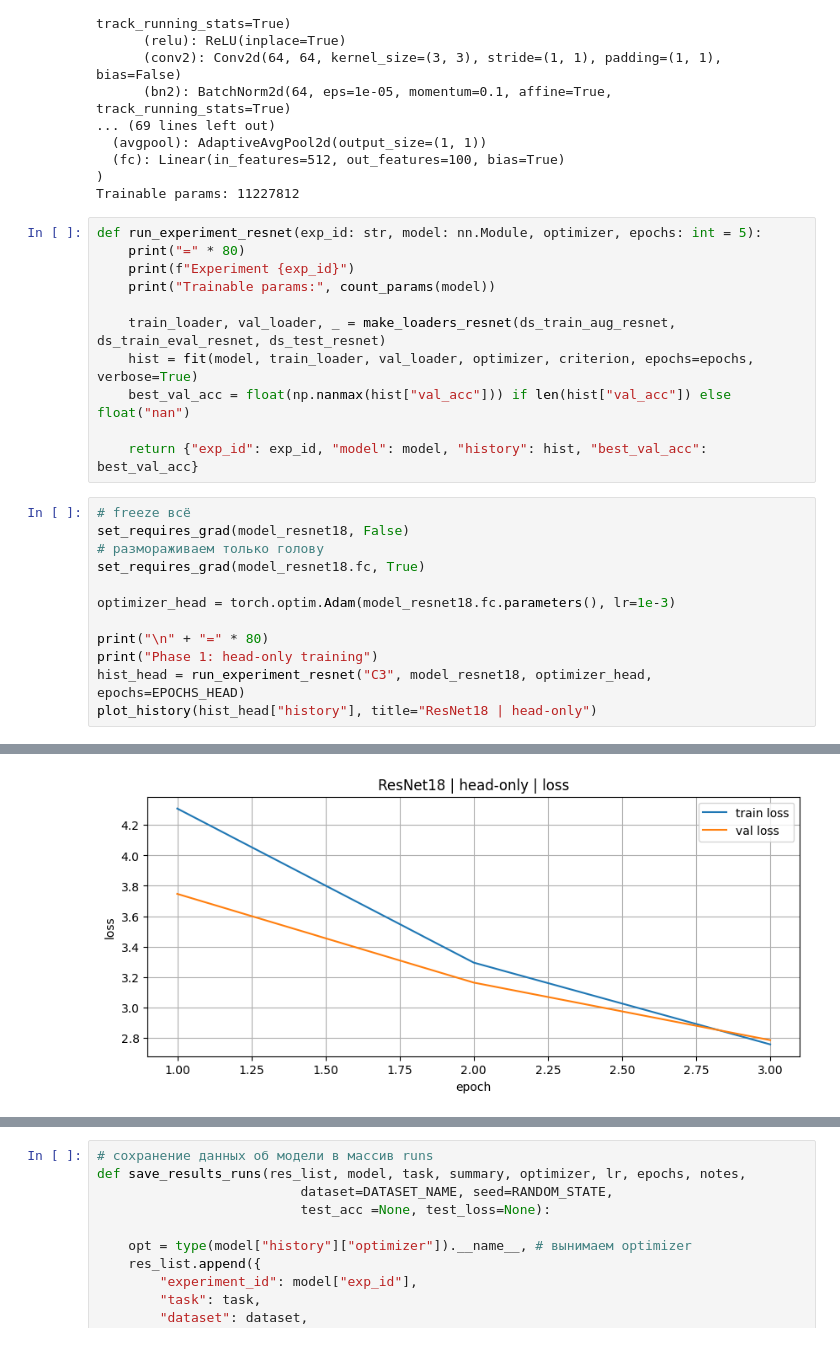
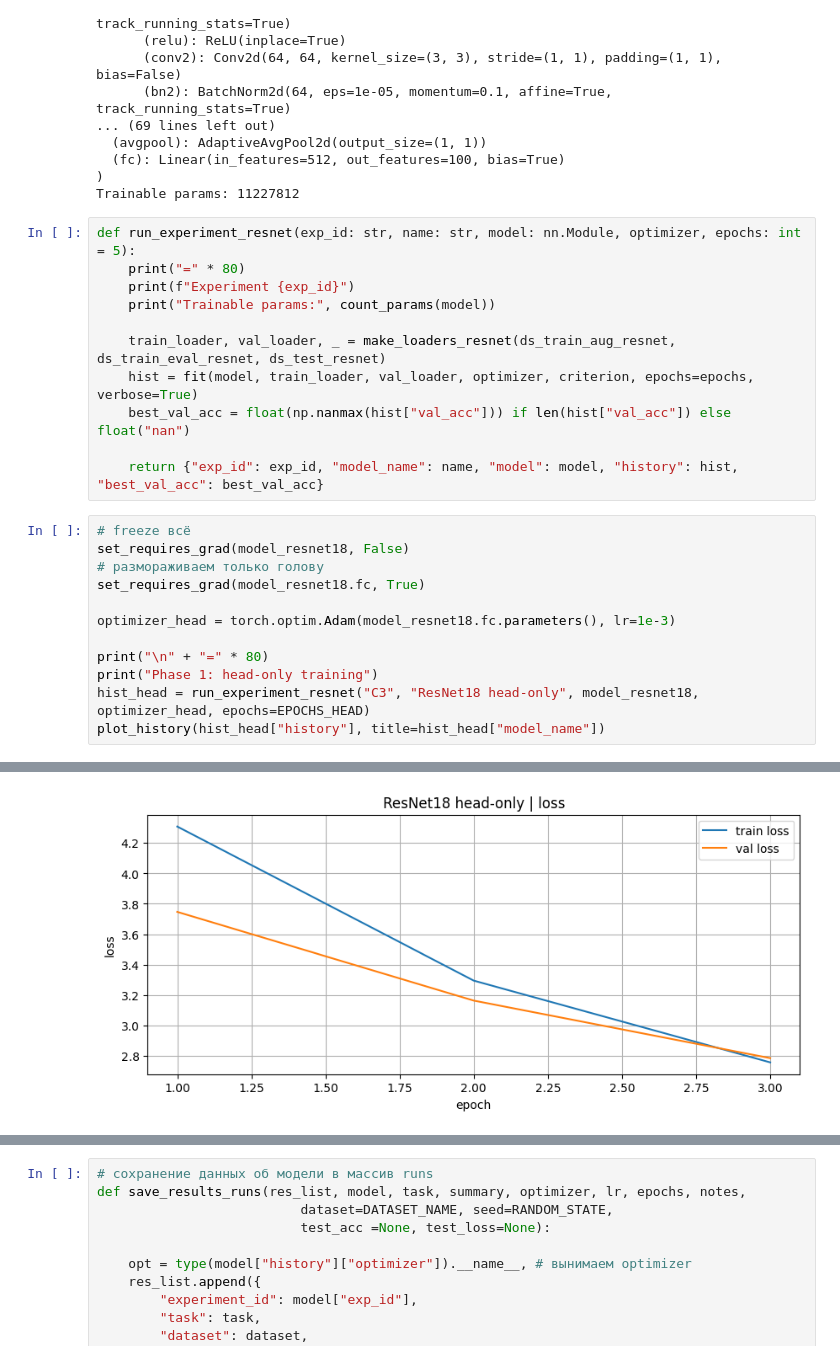
Before and after one commit to Vivalololo/aie-project, a Jupyter notebook: homeworks/HW10-11/HW10-11.ipynb, the cells around one changed output, grey strips where cells are left out. Saved outputs shown, nothing was run; the diff lists cells and outputs as text.

```diff
--- a/homeworks/HW10-11/HW10-11.ipynb
+++ b/homeworks/HW10-11/HW10-11.ipynb
@@ -556,7 +557,7 @@ ResNet(
 )
 Trainable params: 11227812
 # %%
-def run_experiment_resnet(exp_id: str, model: nn.Module, optimizer, epochs: int = 5):
+def run_experiment_resnet(exp_id: str, name: str, model: nn.Module, optimizer, epochs: int = 5):
     print("=" * 80)
     print(f"Experiment {exp_id}")
     print("Trainable params:", count_params(model))
@@ -565,7 +566,7 @@ def run_experiment_resnet(exp_id: str, model: nn.Module, optimizer, epochs: int
     hist = fit(model, train_loader, val_loader, optimizer, criterion, epochs=epochs, verbose=True)
     best_val_acc = float(np.nanmax(hist["val_acc"])) if len(hist["val_acc"]) else float("nan")
 
-    return {"exp_id": exp_id, "model": model, "history": hist, "best_val_acc": best_val_acc}
+    return {"exp_id": exp_id, "model_name": name, "model": model, "history": hist, "best_val_acc": best_val_acc}
 # %%
 # freeze всё
 set_requires_grad(model_resnet18, False)
@@ -576,8 +577,8 @@ optimizer_head = torch.optim.Adam(model_resnet18.fc.parameters(), lr=1e-3)
 
 print("\n" + "=" * 80)
 print("Phase 1: head-only training")
-hist_head = run_experiment_resnet("C3", model_resnet18, optimizer_head, epochs=EPOCHS_HEAD)
-plot_history(hist_head["history"], title="ResNet18 | head-only")
+hist_head = run_experiment_resnet("C3", "ResNet18 head-only", model_resnet18, optimizer_head, epochs=EPOCHS_HEAD)
+plot_history(hist_head["history"], title=hist_head["model_name"])
 # %% [output]
 ================================================================================
 Phase 1: head-only training
@@ -590 +591 @@ Epoch 03/3 | train loss 2.7556, acc 0.394 | val loss 2.7836, acc 0.344 | 69.4s
-[figure, old version]
+[figure, new version]
```
Also changed, not shown: parts of 9 cells of this notebook, 1 other file.
